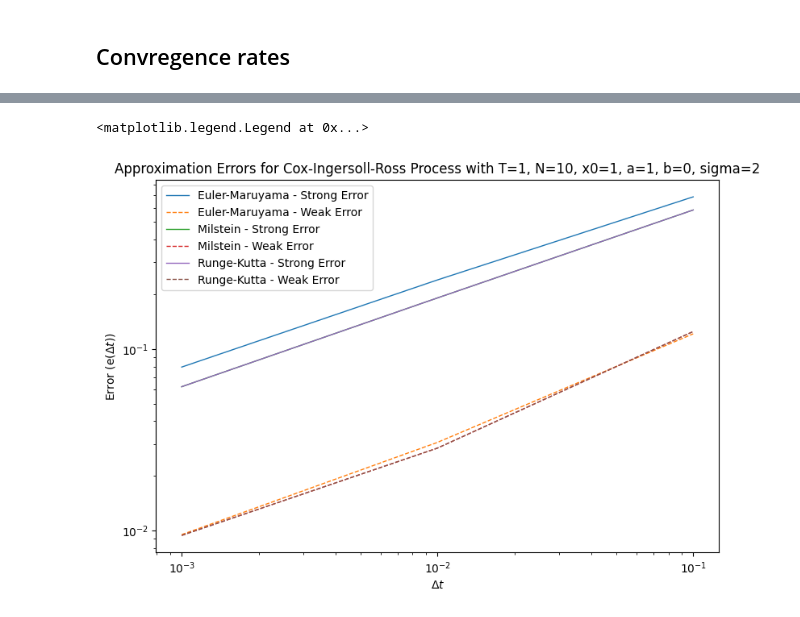
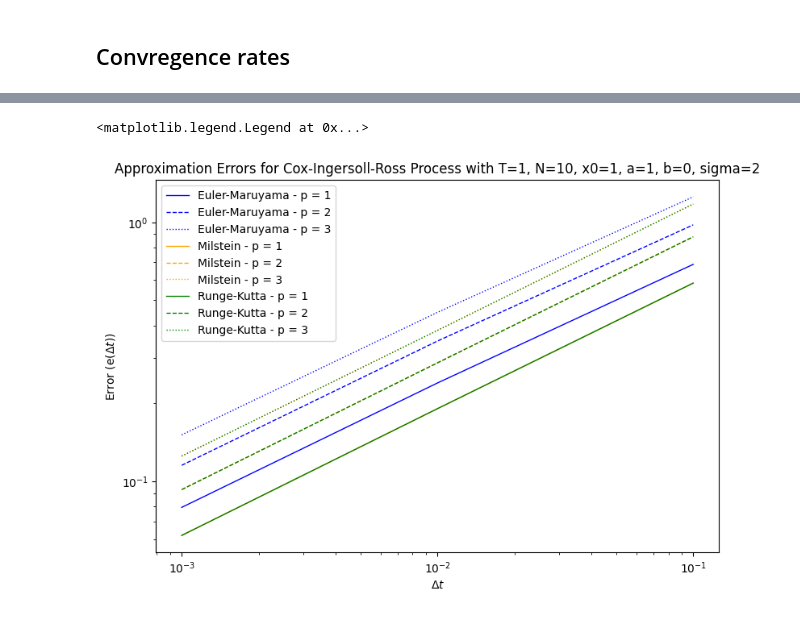
Before and after one commit to Sleepon1805/SDE_Simulation, a Jupyter notebook: sde_simulation.ipynb, the cells around one changed output, grey strips where cells are left out. Saved outputs shown, nothing was run; the diff lists cells and outputs as text; code cells hidden in the pictures.

```diff
--- a/sde_simulation.ipynb
+++ b/sde_simulation.ipynb
@@ -303,17 +359,20 @@ plt.legend()
 # %%
-def calculate_error(solutions, calc_approximations, p=1, strong=True):
+def calculate_error(solutions, calc_approximations, p=1):
+    """
+    Calculate L^p error between sampled solutions and approximations
+    :param solutions: np.ndarray: exact solutions of shape (num_timesteps[, num_simulations])
+    :param calc_approximations: np.ndarray: approximations of shape (num_timesteps[, num_simulations])
+    :param p: float: p in L^p norm
+    :return: float: strong L^p error
+    """
     assert p >= 1, "p \in [1, \infty)"
-    if strong:
-        error = np.max(np.mean(np.abs(solutions - calc_approximations) ** p, axis=1) ** (1/p))
-    else:
-        error = np.max(np.abs(np.mean(solutions, axis=1) ** p - np.mean(calc_approximations, axis=1) ** p) ** (1/p))
+    error = np.max(np.mean(np.abs(solutions - calc_approximations) ** p, axis=1) ** (1/p))
     return error
 # %%
 %%time
-
 # Initiate dt grid and lists to store errors
-strong_errors = {method_name: [] for method_name in APPROXIMATION_METHODS}  # TODO: L^p errors
-weak_errors = {method_name: [] for method_name in APPROXIMATION_METHODS}
+p_values = (1, 2, 3)  # p in L^p norm
+errors = {p: {method_name: [] for method_name in APPROXIMATION_METHODS} for p in p_values}
 dt_grid = [10 ** R for R in (-3, -2, -1)]
 num_steps_grid = [int(sde.T / dt) for dt in dt_grid]
 simulations = 10000
@@ -331,17 +390,13 @@ for N in num_steps_grid:
         for method_name in APPROXIMATION_METHODS
     }
 
-    # Strong errors
-    for method_name in APPROXIMATION_METHODS:
-        strong_errors[method_name].append(
-            calculate_error(exact_solutions, approximations[method_name], p=1, strong=True)
-        )
-    # Weak errors
-    for method_name in APPROXIMATION_METHODS:
-        weak_errors[method_name].append(
-            calculate_error(exact_solutions, approximations[method_name], p=1, strong=False)
-        )
-print("Done.")
+    # Calculate errors
+    for p in p_values:
+        for method_name in APPROXIMATION_METHODS:
+            errors[p][method_name].append(
+                calculate_error(exact_solutions, approximations[method_name], p=p)
+            )
+print("Done")
 # %% [output]
 SDE is Cox-Ingersoll-Ross Process with T=1, N=1000, x0=1, a=1, b=0, sigma=2
 Running simulations for N = 1000
@@ -353,14 +408,16 @@ Wall time: 16.8 s
 # %%
 # Plot
 delta_ts = dt_grid
-for method_name in APPROXIMATION_METHODS:
-    plt.loglog(delta_ts, strong_errors[method_name], label=f"{method_name} - Strong Error")
-    plt.loglog(delta_ts, weak_errors[method_name], label=f"{method_name} - Weak Error", ls='--')
+colors = ['blue', 'orange', 'green']
+for i, method_name in enumerate(APPROXIMATION_METHODS):
+    plt.loglog(delta_ts, errors[p_values[0]][method_name], label=f"{method_name} - p = {p_values[0]}", color=colors[i])
+    plt.loglog(delta_ts, errors[p_values[1]][method_name], label=f"{method_name} - p = {p_values[1]}", ls="--", color=colors[i])
+    plt.loglog(delta_ts, errors[p_values[2]][method_name], label=f"{method_name} - p = {p_values[2]}", ls=":", color=colors[i])
 plt.title(f'Approximation Errors for {sde}')
 plt.xlabel('$\Delta t$')
 plt.ylabel('Error (e($\Delta t$))')
 plt.legend()
 # %% [output]
 <matplotlib.legend.Legend at 0x...>
-[figure, old version]
+[figure, new version]
 # %%
```
Also changed, not shown: parts of 17 cells of this notebook.
